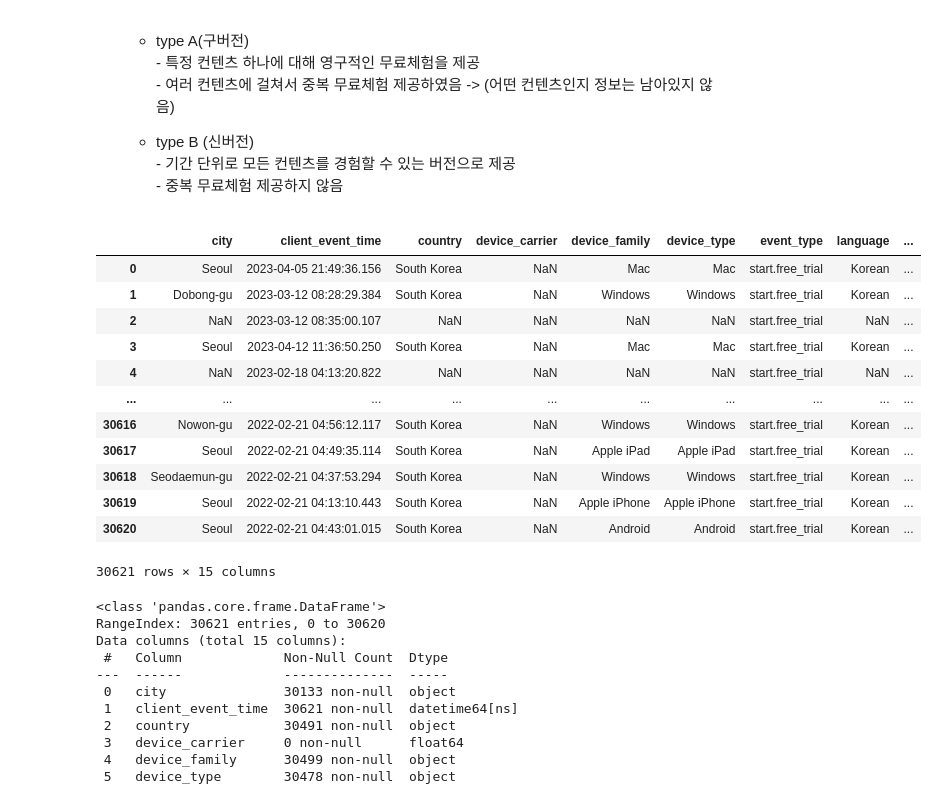
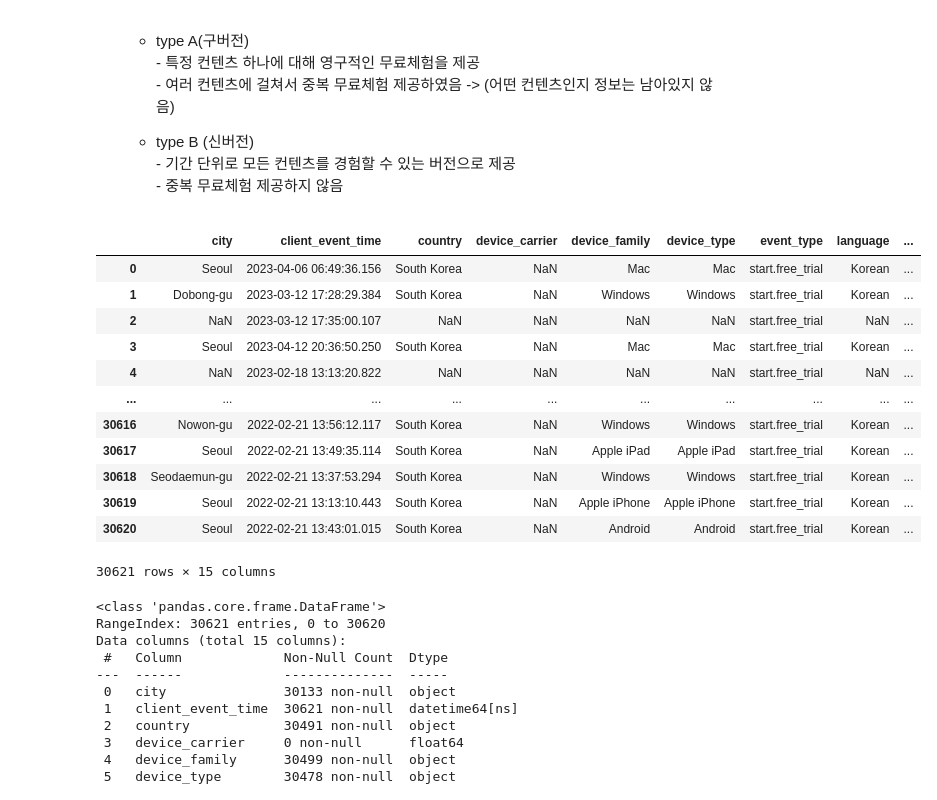
Before and after one commit to saeraniren/intermediate_project, a Jupyter notebook: geumhui_main.ipynb, the cells around one changed output. Drawn from its saved outputs; the diff is of its cells as text; code cells hidden in the pictures.

```diff
--- a/geumhui_main.ipynb
+++ b/geumhui_main.ipynb
@@ -1007,23 +1036,25 @@ dtype: int64
 # %%
 # user_id가 결측인 값은 제거하였습니다.
 start_free_trial = pd.read_csv('C:/Users/rmagm/OneDrive/바탕 화면/vscode/구독서비스프로덕트데이터/start.free_trial.csv')
 
 start_free_trial['client_event_time'] = pd.to_datetime(start_free_trial['client_event_time'])
 
+# 9시간 추가 (KST 변환)
+start_free_trial["client_event_time"] = start_free_trial["client_event_time"] + timedelta(hours=9)
 start_free_trial
 # %% [output]
 |  | city | client_event_time | country | device_carrier | device_family | device_type | event_type | language | ... |
-| 0 | Seoul | 2023-04-05 21:49:36.156 | South Korea | NaN | Mac | Mac | start.free_trial | Korean | ... |
-| 1 | Dobong-gu | 2023-03-12 08:28:29.384 | South Korea | NaN | Windows | Windows | start.free_trial | Korean | ... |
-| 2 | NaN | 2023-03-12 08:35:00.107 | NaN | NaN | NaN | NaN | start.free_trial | NaN | ... |
-| 3 | Seoul | 2023-04-12 11:36:50.250 | South Korea | NaN | Mac | Mac | start.free_trial | Korean | ... |
-| 4 | NaN | 2023-02-18 04:13:20.822 | NaN | NaN | NaN | NaN | start.free_trial | NaN | ... |
+| 0 | Seoul | 2023-04-06 06:49:36.156 | South Korea | NaN | Mac | Mac | start.free_trial | Korean | ... |
+| 1 | Dobong-gu | 2023-03-12 17:28:29.384 | South Korea | NaN | Windows | Windows | start.free_trial | Korean | ... |
+| 2 | NaN | 2023-03-12 17:35:00.107 | NaN | NaN | NaN | NaN | start.free_trial | NaN | ... |
+| 3 | Seoul | 2023-04-12 20:36:50.250 | South Korea | NaN | Mac | Mac | start.free_trial | Korean | ... |
+| 4 | NaN | 2023-02-18 13:13:20.822 | NaN | NaN | NaN | NaN | start.free_trial | NaN | ... |
 | ... | ... | ... | ... | ... | ... | ... | ... | ... | ... |
-| 30616 | Nowon-gu | 2022-02-21 04:56:12.117 | South Korea | NaN | Windows | Windows | start.free_trial | Korean | ... |
-| 30617 | Seoul | 2022-02-21 04:49:35.114 | South Korea | NaN | Apple iPad | Apple iPad | start.free_trial | Korean | ... |
-| 30618 | Seodaemun-gu | 2022-02-21 04:37:53.294 | South Korea | NaN | Windows | Windows | start.free_trial | Korean | ... |
-| 30619 | Seoul | 2022-02-21 04:13:10.443 | South Korea | NaN | Apple iPhone | Apple iPhone | start.free_trial | Korean | ... |
-| 30620 | Seoul | 2022-02-21 04:43:01.015 | South Korea | NaN | Android | Android | start.free_trial | Korean | ... |
+| 30616 | Nowon-gu | 2022-02-21 13:56:12.117 | South Korea | NaN | Windows | Windows | start.free_trial | Korean | ... |
+| 30617 | Seoul | 2022-02-21 13:49:35.114 | South Korea | NaN | Apple iPad | Apple iPad | start.free_trial | Korean | ... |
+| 30618 | Seodaemun-gu | 2022-02-21 13:37:53.294 | South Korea | NaN | Windows | Windows | start.free_trial | Korean | ... |
+| 30619 | Seoul | 2022-02-21 13:13:10.443 | South Korea | NaN | Apple iPhone | Apple iPhone | start.free_trial | Korean | ... |
+| 30620 | Seoul | 2022-02-21 13:43:01.015 | South Korea | NaN | Android | Android | start.free_trial | Korean | ... |
 30621 rows × 15 columns
 # %%
 start_free_trial.info()
```
Also changed, not shown: parts of 21 cells of this notebook.
